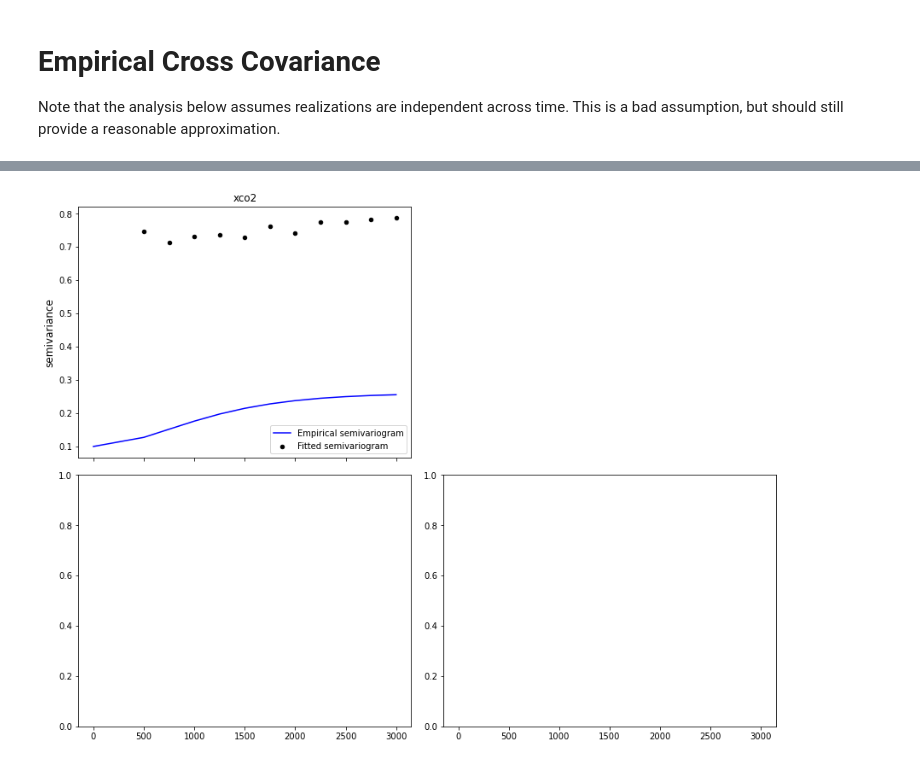
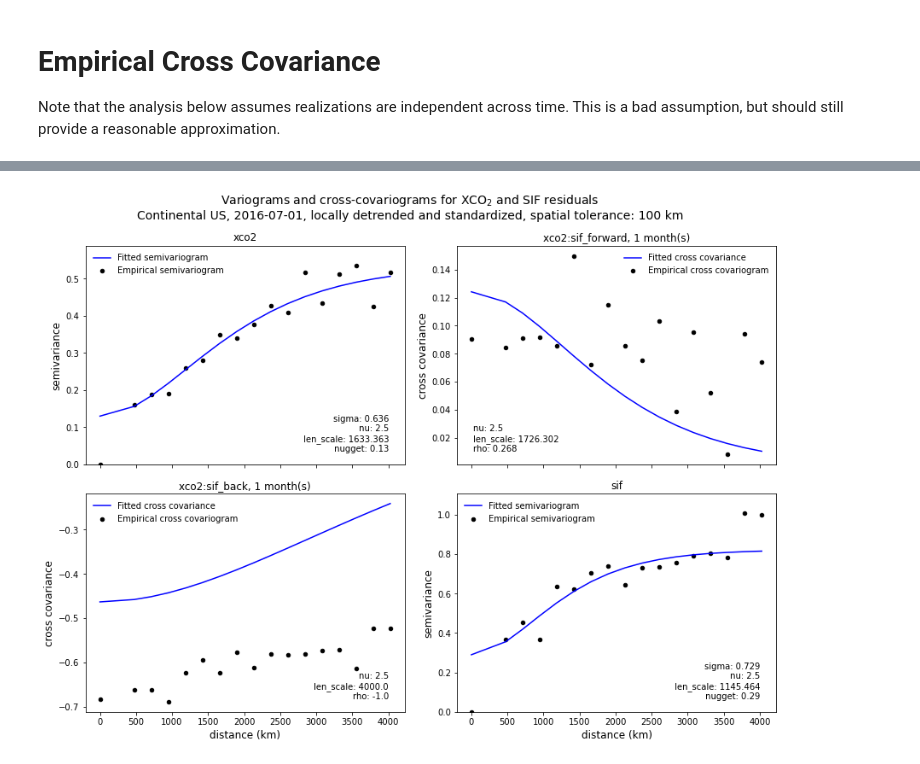
Before and after one commit to 91Mrwu/sif-xco2-cokriging, a Jupyter notebook: notebooks/empirical_variogram.ipynb, the cells around one changed output, grey strips where cells are left out. Cells and saved outputs as stored; diff of their text form; code cells hidden in the pictures.

Commit message:
Finish directional cross-covariograms

```diff
--- a/notebooks/empirical_variogram.ipynb
+++ b/notebooks/empirical_variogram.ipynb
@@ -23,14 +22,10 @@ import variogram as vgm
 timestamps = ["2016-07-01", "2019-08-01"]
 tols = [100, 250]
 timedeltas = [-1, -2]
-space_lags = np.linspace(0, 3.5e3, 15)
-
-# year = years[1]
-# tol = tols[1]
-# time_lag = time_lags[0]
+space_lags = np.linspace(0, 4.5e3, 20)
 
 # Initial guess for covariance params
-vgm_guess = [0.4, 1e3, 0.1]
+cov_guess = [0.4, 1e3, 0.1]
 cross_guess = [1e3, -0.1]
 # %%
 # Get data: 5-degree monthly average, cont. US
@@ -47,6 +42,9 @@ def param_labels(params, cross=False):
         return f"sigma: {p[0]}\n nu: 2.5\n len_scale: {p[1]}\n nugget: {p[2]}"
 # %%
 # Make all the plots
+var_names = ["xco2", "sif"]
+cross_names = ["xco2:sif_back", "xco2:sif_forward"]
+
 for timestamp in timestamps:
     for timedelta in timedeltas:
         # Format as multi-field (detrending and standardizing)
@@ -54,66 +52,50 @@ for timestamp in timestamps:
 
         # Check distributions
         df = pd.merge(mf.field_1.get_spacetime_df(), mf.field_2.get_spacetime_df(), how="outer", on=["lat", "lon", "time"])
-        p = sns.pairplot(df, vars=["xco2", "sif"], corner=True, height=3)
+        p = sns.pairplot(df, vars=var_names, corner=True, height=3)
         p.savefig(f"../plots/pairplot_{timestamp}.png")
 
         for tol in tols:
-            # Compute empirical variograms and cross covariogram
-            df_vgm = vgm.empirical_variogram(
+            print("New set")
+            # Compute and fit empirical variograms and cross-covariogram
+            vario_res, params_fit = vgm.variogram_analysis(
                 mf,
                 space_lags,
-                tol=tol,
-                time_lag=0,
-                cross=False,
-            )
-            df_cov = vgm.empirical_variogram(
-                mf,
-                space_lags,
-                tol=tol,
-                time_lag=timedelta,
-                covariogram=True,
+                tol,
+                cov_guess,
+                cross_guess
             )
 
-            # Fit the theoretical Matern covariance model
-            xco2_params, df_vgm["xco2_fit"] = vgm.fit_variogram_wls(df_vgm["lag"], df_vgm["xco2"], df_vgm["xco2_counts"], vgm_guess)
-            sif_params, df_vgm["sif_fit"] = vgm.fit_variogram_wls(df_vgm["lag"], df_vgm["sif"], df_vgm["sif_counts"], vgm_guess)
+            fig, ax = plt.subplots(2, 2, figsize=(12, 9), constrained_layout=True, sharex=True)
 
-            sigmas = [xco2_params[0], sif_params[0]]
-            cross_params, df_cov["cross_fit"] = vgm.fit_variogram_wls(df_cov["lag"], df_cov["xco2:sif"], df_cov["xco2:sif_counts"], cross_guess, sigmas=sigmas)
+            for i, var in enumerate(var_names):
+                df = vario_res[var]
+                df.plot(x="lag", y=var, kind="scatter", color="black", ax=ax[i, i], label="Empirical semivariogram")
+                df.plot(x="lag", y="wls_fit", kind="line", color="blue", ax=ax[i, i], label="Fitted semivariogram")
+                lim = df[var].max()
+                ax[i, i].set_title(var, fontsize=12)
+                ax[i, i].set_xlabel("distance (km)", fontsize=12)
+                ax[i, i].set_ylabel("semivariance", fontsize=12)
+                ax[i, i].set_ylim([0, lim+0.1*lim])
+                ax[i, i].text(0.95, 0.05, param_labels(params_fit[var]), transform=ax[i, i].transAxes, ha="right", va="bottom")
+                ax[i, i].legend(frameon=False)
 
-            cols = df_cov.columns[df_cov.columns!="lag"]
-            fig, ax = plt.subplots(2, 2, figsize=(12, 9), constrained_layout=True, sharex=True)
-            ax[0, 1].axis("off")
+            for i, cross in enumerate(cross_names):
+                df = vario_res[cross]
+                df.plot(x="lag", y="xco2:sif", kind="scatter", color="black", ax=ax[1-i, i], label="Empirical cross covariogram")
+                df.plot(x="lag", y="wls_fit", kind="line", color="blue", ax=ax[1-i, i], label="Fitted cross covariance")
+                ax[1-i, i].set_title(cross + f", {np.abs(timedelta)} month(s)", fontsize=12)
+                ax[1-i, i].set_ylabel("cross covariance", fontsize=12)
+                ax[1-i, i].set_xlabel("distance (km)", fontsize=12)
+                if i == 0:
+                    ax[1-i, i].text(0.95, 0.05, param_labels(params_fit[cross], cross=True), transform=ax[1-i, i].transAxes, ha="right", va="bottom")
+                    ax[1-i, i].legend(loc="upper left", frameon=False)
+                else:
+                    ax[1-i, i].text(0.05, 0.05, param_labels(params_fit[cross], cross=True), transform=ax[1-i, i].transAxes, ha="left", va="bottom")
+                    ax[1-i, i].legend(loc="upper right", frameon=False)
 
-            df_vgm.plot(x="lag", y="xco2", kind="scatter", color="black", ax=ax[0, 0], label="Empirical semivariogram")
-            df_vgm.plot(x="lag", y="xco2_fit", kind="line", color="blue", ax=ax[0, 0], label="Fitted semivariogram")
-            lim = df_vgm["xco2"].max()
-            ax[0, 0].set_title("xco2", fontsize=12)
-            ax[0, 0].set_ylabel("semivariance", fontsize=12)
-            ax[0, 0].set_ylim([0, lim+0.1*lim])
-            ax[0, 0].text(0.95, 0.05, param_labels(xco2_params), transform=ax[0, 0].transAxes, ha="right", va="bottom")
-            ax[0, 0].legend(frameon=False)
+            fig.suptitle("Variograms and cross-covariograms for XCO$_2$ and SIF residuals\n"+
+                         f"Continental US, {timestamp}, locally detrended and standardized, spatial tolerance: {tol} km", fontsize=14)
 
-            df_vgm.plot(x="lag", y="sif", kind="scatter", color="black", ax=ax[1, 1], label="Empirical semivariogram")
-            df_vgm.plot(x="lag", y="sif_fit", kind="line", color="blue", ax=ax[1, 1], label="Fitted semivariogram")
-            lim = df_vgm["sif"].max()
-            ax[1, 1].set_title("sif", fontsize=12)
-            ax[1, 1].set_ylabel("semivariance", fontsize=12)
-            ax[1, 1].set_xlabel("distance (km)", fontsize=12)
-            ax[1, 1].set_ylim([0, lim+0.1*lim])
-            ax[1, 1].text(0.95, 0.05, param_labels(sif_params), transform=ax[1, 1].transAxes, ha="right", va="bottom")
-            ax[1, 1].legend(frameon=False)
-
-            df_cov.plot(x="lag", y="xco2:sif", kind="scatter", color="black", ax=ax[1, 0], label="Empirical cross covariogram")
-            df_cov.plot(x="lag", y="cross_fit", kind="line", color="blue", ax=ax[1, 0], label="Fitted cross covariance")
-            ax[1, 0].set_title("xco2:sif" + f", {time_lag} month lag", fontsize=12)
-            ax[1, 0].set_ylabel("cross covariance", fontsize=12)
-            ax[1, 0].set_xlabel("distance (km)", fontsize=12)
-            ax[1, 0].text(0.95, 0.05, param_labels(cross_params, cross=True), transform=ax[1, 0].transAxes, ha="right", va="bottom")
-            ax[1, 0].legend(loc="upper left", frameon=False)
-
-            fig.suptitle("Variograms and cross covariogram for XCO$_2$ and SIF residuals\n"+
-                         f"Continental US, {year}, locally detrended and standardized, spatial tolerance: {tol} km", fontsize=14)
-
-            fig.savefig(f"../plots/vario_analysis_conUS_{year}_{time_lag}M_{tol}km.png", dpi=100);
+            fig.savefig(f"../plots/vario_analysis_conUS_{timestamp}_{np.abs(timedelta)}M_{tol}km.png", dpi=100);
 # %% [output]
@@ -122 +111 @@ ValueError: Axis limits cannot be NaN or Inf
-[figure, old version]
+[figure, new version]
```
Also changed, not shown: parts of 9 cells of this notebook, 3 other files.
